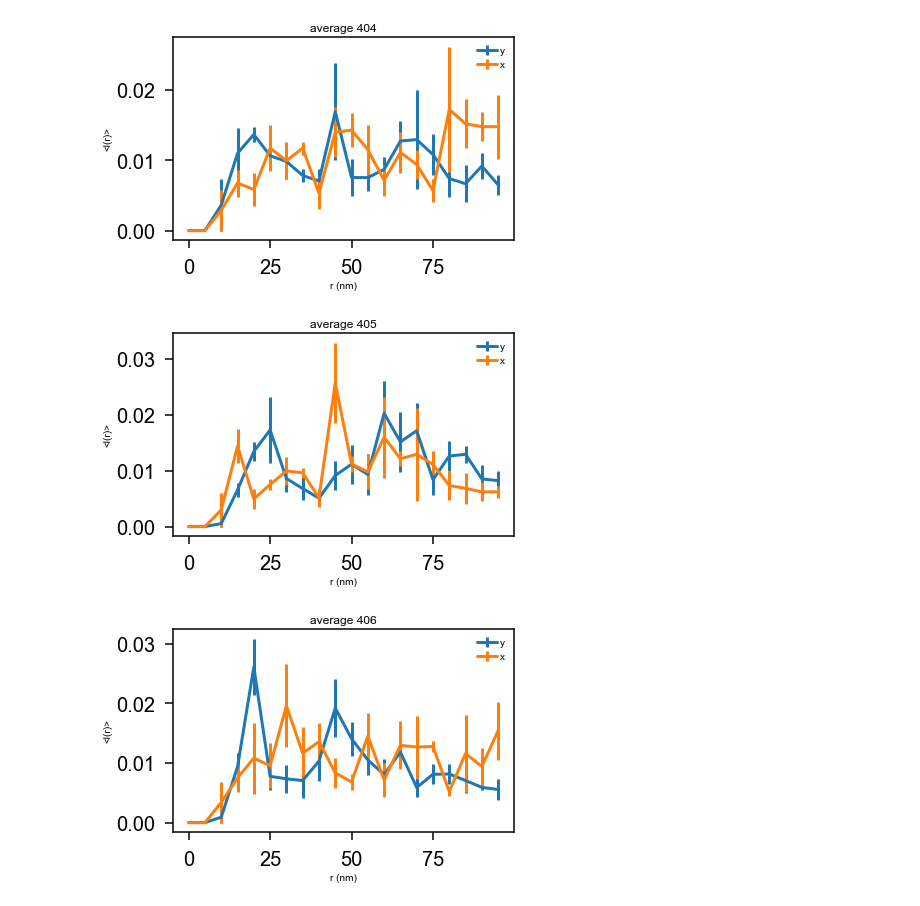
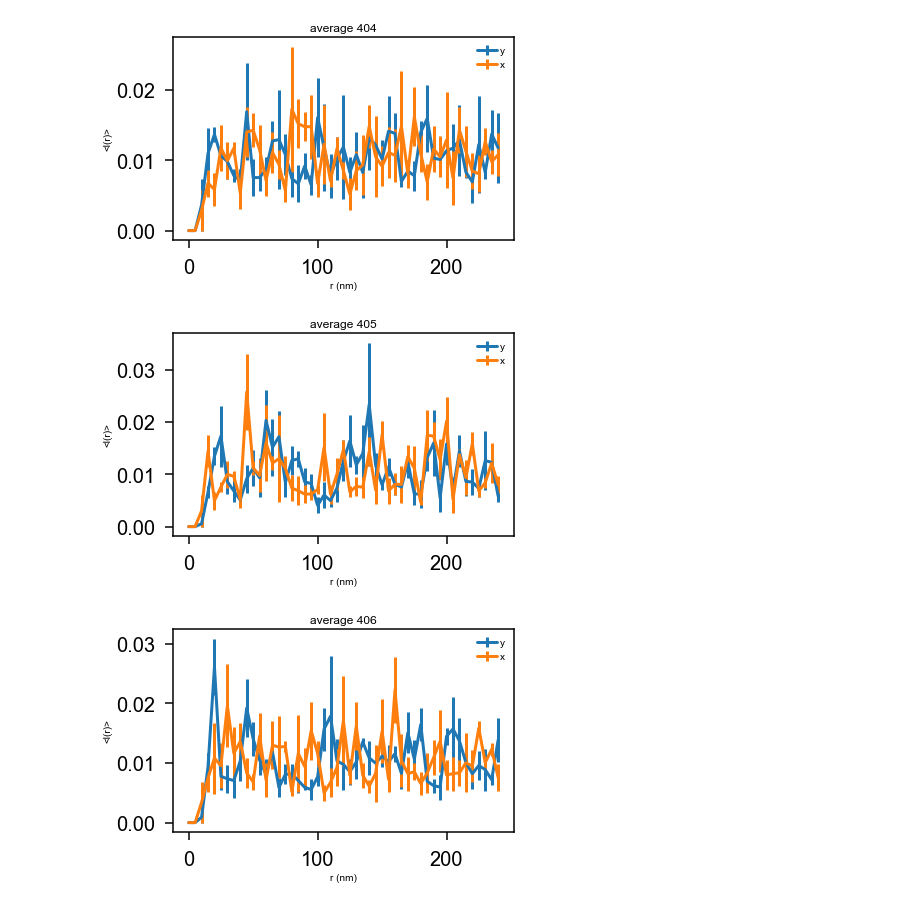
Before and after one commit to cmelab/QD-Paper-RDF, a Jupyter notebook: x_vs_y.ipynb, the cells around one changed output. Saved outputs shown, nothing was run; the diff lists cells and outputs as text; code cells hidden in the pictures.

```diff
--- a/x_vs_y.ipynb
+++ b/x_vs_y.ipynb
@@ -103,21 +103,21 @@ def aggregate(files, params, sw=0.01,dr=0.005, L=0.5,save=False,show=False):
 # %%
 #404
 sw = 0.01
 dr = 0.005 #microns
 L=.5
 files = ["404/0.5a.tif","404/0.5b.tif","404/0.5c.tif","404/0.5d.tif"]
 params = [(5,10),(5,15),(5,15),(5,15)]#,(5,10),(5,15),(5,15),(5,15),(5,10),(5,15),(5,15),(5,15)]
 bins,x,xerr,y,yerr = aggregate(files,params,show=False,save=True)
-stop = 20
+stop = -1
 plt.errorbar(1000*bins[:stop], y[:stop],label="y",yerr=yerr[:stop])
 plt.errorbar(1000*bins[:stop], x[:stop],label='x',yerr=xerr[:stop])
 plt.title("average 404")
 plt.xlabel("r (nm)")
 plt.ylabel("<l(r)>")
 plt.legend()
 plt.show()
 # %% [output]
-[figure, old version]
+[figure, new version]
 # %%
 #405
 sw = 0.01
@@ -128,7 +128,7 @@ L=.5
 files = ["405/0.5a.tif","405/0.5b.tif","405/0.5c.tif","405/0.5d.tif"]
 params = [(5,10),(5,15),(5,15),(5,15)]#,(5,10),(5,15),(5,15),(5,15)]
 bins,x,xerr,y,yerr = aggregate(files,params,show=False,save=True)
-stop = 20
+stop = -1
 plt.errorbar(1000*bins[:stop], y[:stop],label="y",yerr=yerr[:stop])
 plt.errorbar(1000*bins[:stop], x[:stop],label='x',yerr=xerr[:stop])
 plt.title("average 405")
@@ -137,7 +137,7 @@ plt.ylabel("<l(r)>")
 plt.legend()
 plt.show()
 # %% [output]
-[figure, old version]
+[figure, new version]
 # %%
 #406
 sw = 0.01
@@ -148,7 +148,7 @@ L=.5
 files = ["406/0.5a.tif","406/0.5b.tif","406/0.5c.tif","406/0.5d.tif"]
 params = [(5,10),(5,15),(5,15),(5,15)]
 bins,x,xerr,y,yerr = aggregate(files,params,show=False,save=True)
-stop = 20
+stop = -1
 plt.errorbar(1000*bins[:stop], y[:stop],label="y",yerr=yerr[:stop])
 plt.errorbar(1000*bins[:stop], x[:stop],label='x',yerr=xerr[:stop])
 plt.title("average 406")
@@ -157,4 +157,4 @@ plt.ylabel("<l(r)>")
 plt.legend()
 plt.show()
 # %% [output]
-[figure, old version]
+[figure, new version]
```
